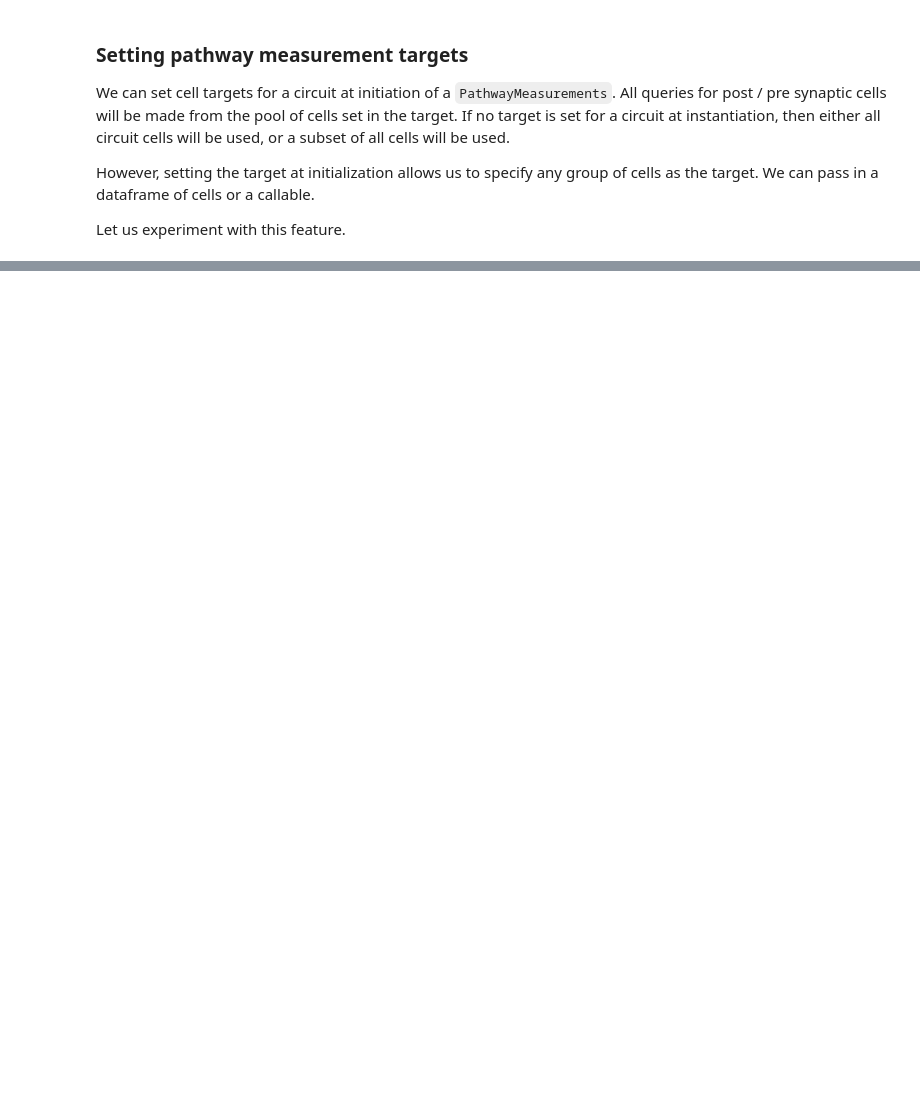
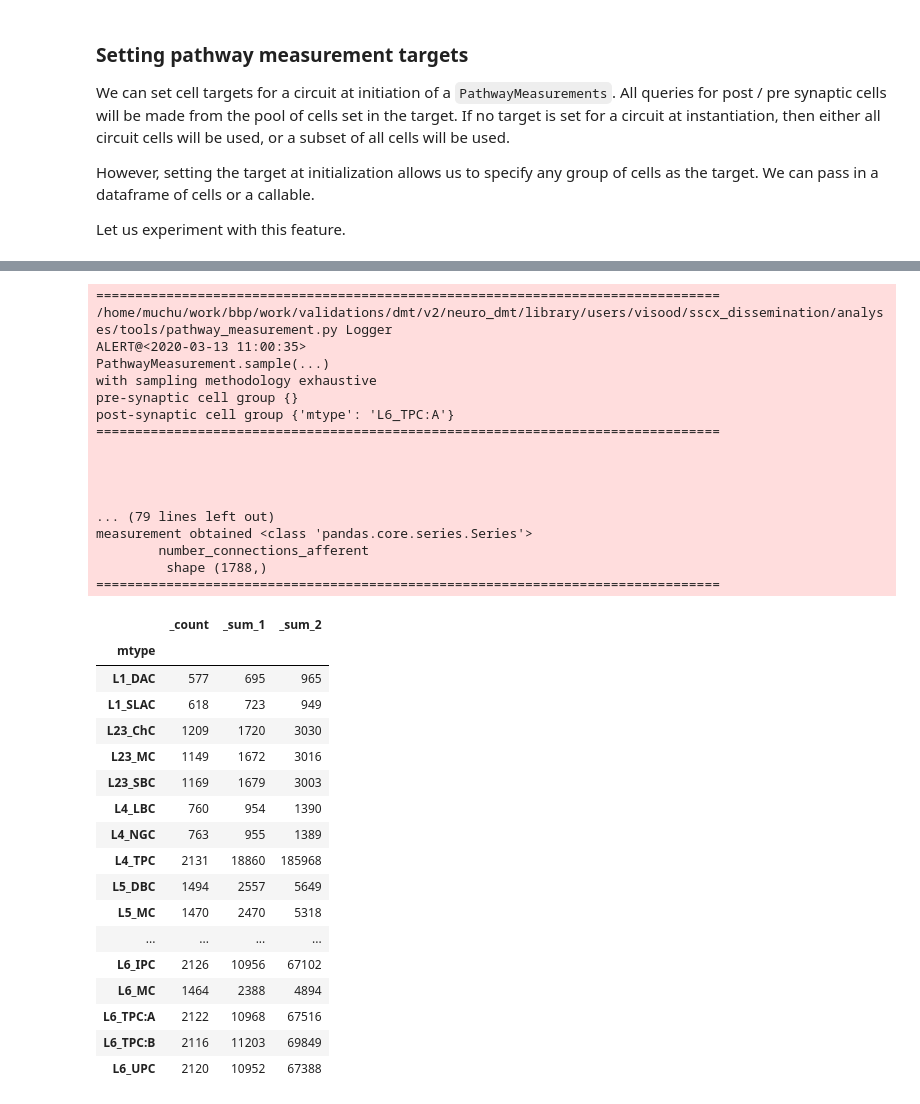
Before and after one commit to BlueBrain/DMT, a Jupyter notebook: v2/neuro_dmt/library/users/visood/sscx_dissemination/analyses/notebooks/sscx-analysis.ipynb, the cells around one changed output, grey strips where cells are left out. Drawn from its saved outputs; the diff is of its cells as text; code cells hidden in the pictures; blank space fills up the shorter version.

Commit message:
accumulate sequences of dataframes

```diff
--- a/v2/neuro_dmt/library/users/visood/sscx_dissemination/analyses/notebooks/sscx-analysis.ipynb
+++ b/v2/neuro_dmt/library/users/visood/sscx_dissemination/analyses/notebooks/sscx-analysis.ipynb
@@ -1465,7 +1465,8 @@ affdeg_batch =\
         variable="number_connections_afferent",
         specifiers_cell_type=["mtype"],
         sampling_methodology=terminology.sampling_methodology.exhaustive,
-        processing_methodology=terminology.processing_methodology.serial,
+        processing_methodology=terminology.processing_methodology.batch,
+        batch_size=1000,
         return_primary_info=True,
         target=lambda adp, mod: adp.get_cells(mod, region="S1HL"))
         #target={circuit_model: adapter.get_cells(circuit_model, region="S1HL")})
@@ -1482,0 +1560,43 @@ ImportError: cannot import name 'AdapterInterface' from 'neuro_dmt.library.users
+# %%
+summary =\
+    affdeg_batch.collect(
+        aggregate=affdeg_batch.pandamonad.moments)
+summary(
+    adapter, circuit_model,
+    post_synaptic_cell_group={"mtype": "L6_TPC:A"})
+# %% [output]
+================================================================================
+/home/muchu/work/bbp/work/validations/dmt/v2/neuro_dmt/library/users/visood/sscx_dissemination/analyses/tools/pathway_measurement.py Logger
+ALERT@<2020-03-13 11:00:35>
+PathwayMeasurement.sample(...)
+with sampling methodology exhaustive
+pre-synaptic cell group {}
+post-synaptic cell group {'mtype': 'L6_TPC:A'}
+================================================================================
+
+
+
+
+... (79 lines left out)
+measurement obtained <class 'pandas.core.series.Series'>
+        number_connections_afferent
+         shape (1788,)
+================================================================================
+|  | _count | _sum_1 | _sum_2 |
+| mtype |  |  |  |
+| L1_DAC | 577 | 695 | 965 |
+| L1_SLAC | 618 | 723 | 949 |
+| L23_ChC | 1209 | 1720 | 3030 |
+| L23_MC | 1149 | 1672 | 3016 |
+| L23_SBC | 1169 | 1679 | 3003 |
+| L4_LBC | 760 | 954 | 1390 |
+| L4_NGC | 763 | 955 | 1389 |
+| L4_TPC | 2131 | 18860 | 185968 |
+| L5_DBC | 1494 | 2557 | 5649 |
+| L5_MC | 1470 | 2470 | 5318 |
+| ... | ... | ... | ... |
+| L6_IPC | 2126 | 10956 | 67102 |
+| L6_MC | 1464 | 2388 | 4894 |
+| L6_TPC:A | 2122 | 10968 | 67516 |
+| L6_TPC:B | 2116 | 11203 | 69849 |
+| L6_UPC | 2120 | 10952 | 67388 |
```
Also changed, not shown: parts of 9 cells of this notebook, 2 other files.
